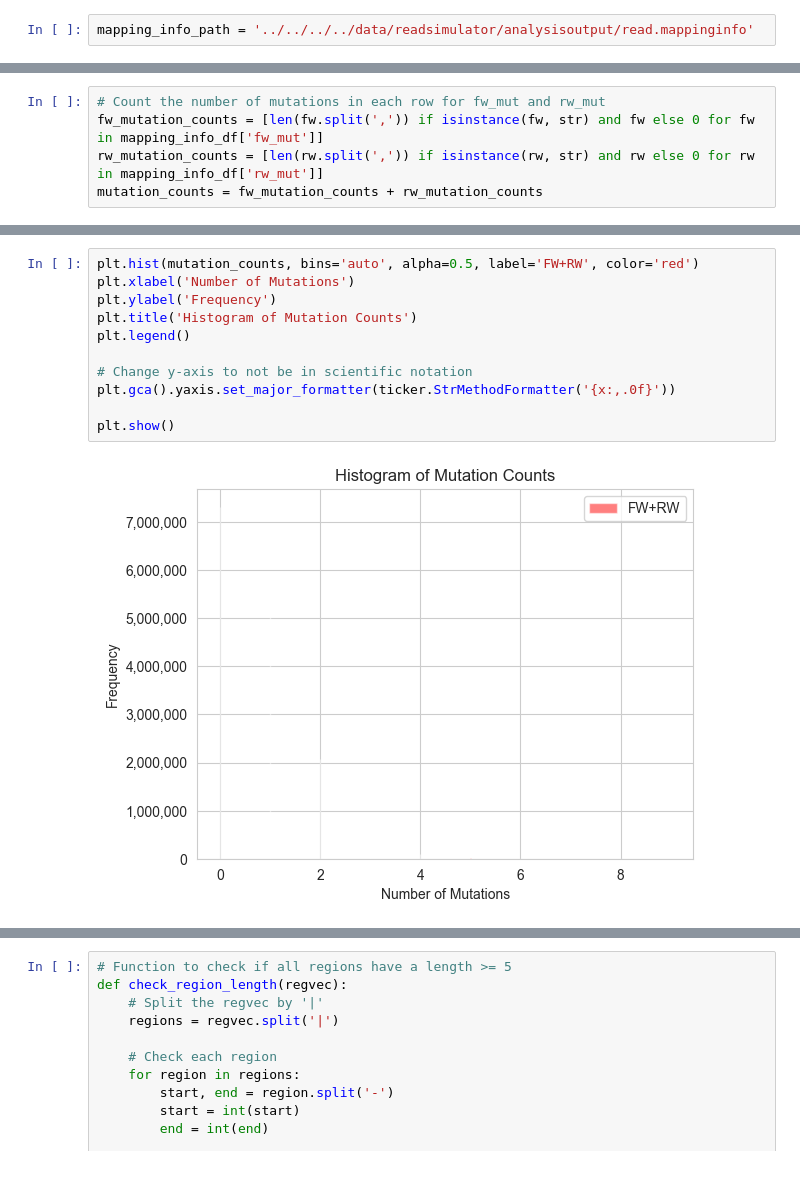
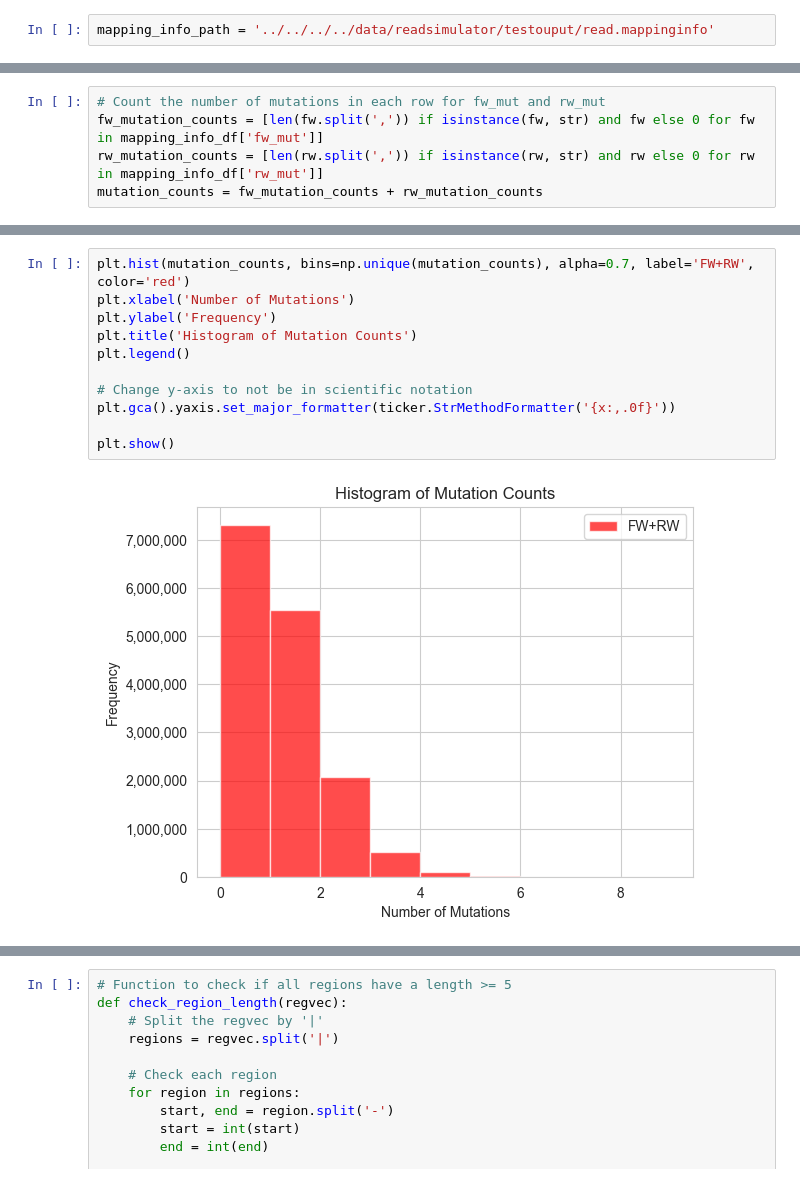
Before and after one commit to IngiumDev/gobi, a Jupyter notebook: src/main/Analysis/readsimulator/analyze_read_simulator.ipynb, the cells around one changed output, grey strips where cells are left out. Cells and saved outputs as stored; diff of their text form.

```diff
--- a/src/main/Analysis/readsimulator/analyze_read_simulator.ipynb
+++ b/src/main/Analysis/readsimulator/analyze_read_simulator.ipynb
@@ -29,7 +29,7 @@ readid	chr	gene	transcript	fw_regvec	rw_regvec	t_fw_regvec	t_rw_regvec	fw_mut	rw
 # %%
 mapping_info_path = 'C:\\Users\\Simon\\IdeaProjects\\gobi\\data\\readsimulator\\analysisoutput\\read.mappinginfo'
 # %%
-mapping_info_path = '../../../../data/readsimulator/analysisoutput/read.mappinginfo'
+mapping_info_path = '../../../../data/readsimulator/testouput/read.mappinginfo'
 # %%
 mapping_info_df = pd.read_csv(mapping_info_path, sep='\t')
 # %%
@@ -228,16 +229,16 @@ plt.show()
 # %%
-plt.hist(mutation_counts, bins='auto', alpha=0.5, label='FW+RW', color='red')
+plt.hist(mutation_counts, bins=np.unique(mutation_counts), alpha=0.7, label='FW+RW', color='red')
 plt.xlabel('Number of Mutations')
 plt.ylabel('Frequency')
 plt.title('Histogram of Mutation Counts')
 plt.legend()
 
 # Change y-axis to not be in scientific notation
 plt.gca().yaxis.set_major_formatter(ticker.StrMethodFormatter('{x:,.0f}'))
 
 plt.show()
 # %% [output]
-[figure, old version]
+[figure, new version]
 # %%
 
 # Sort the mutation counts
```
Also changed, not shown: parts of 13 cells of this notebook, 1 other file.
